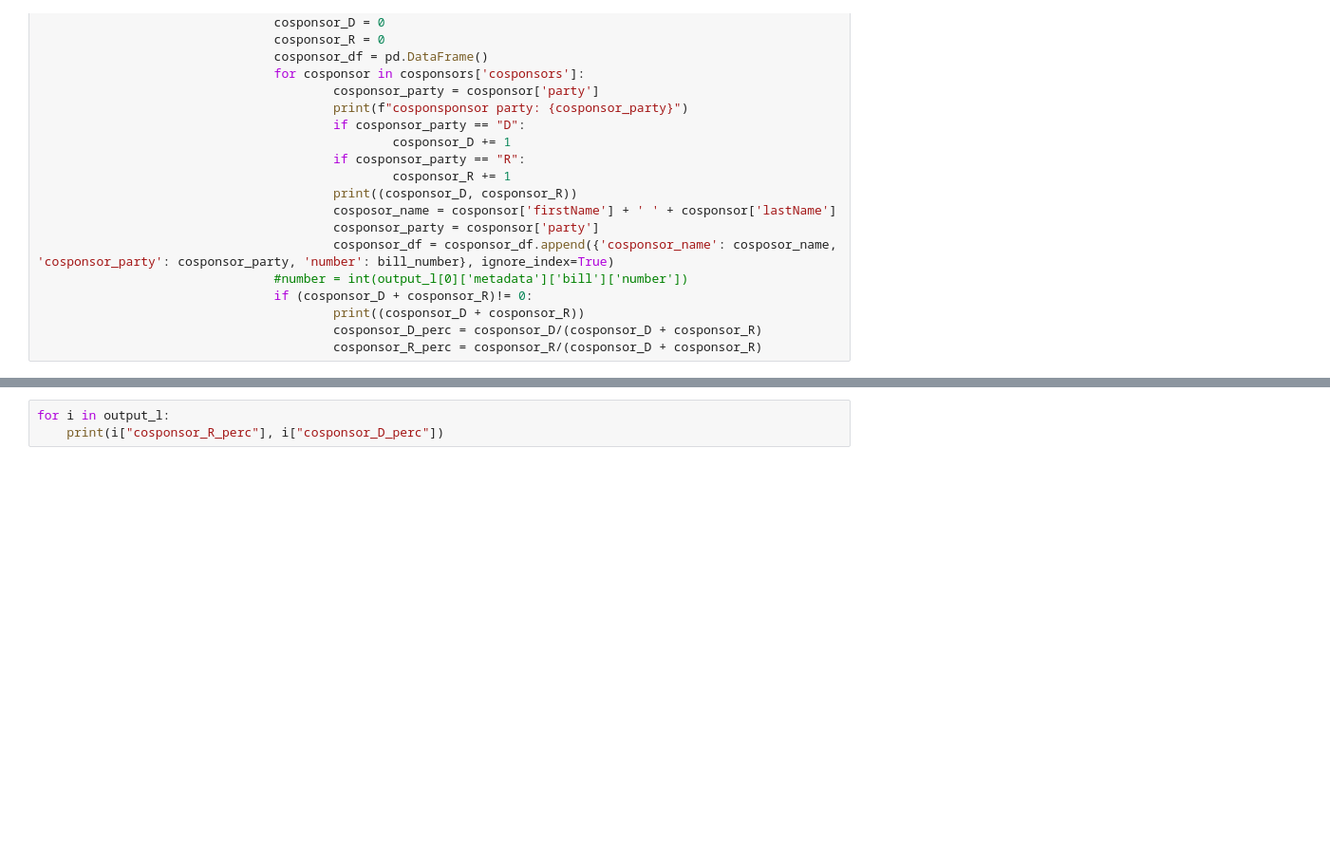
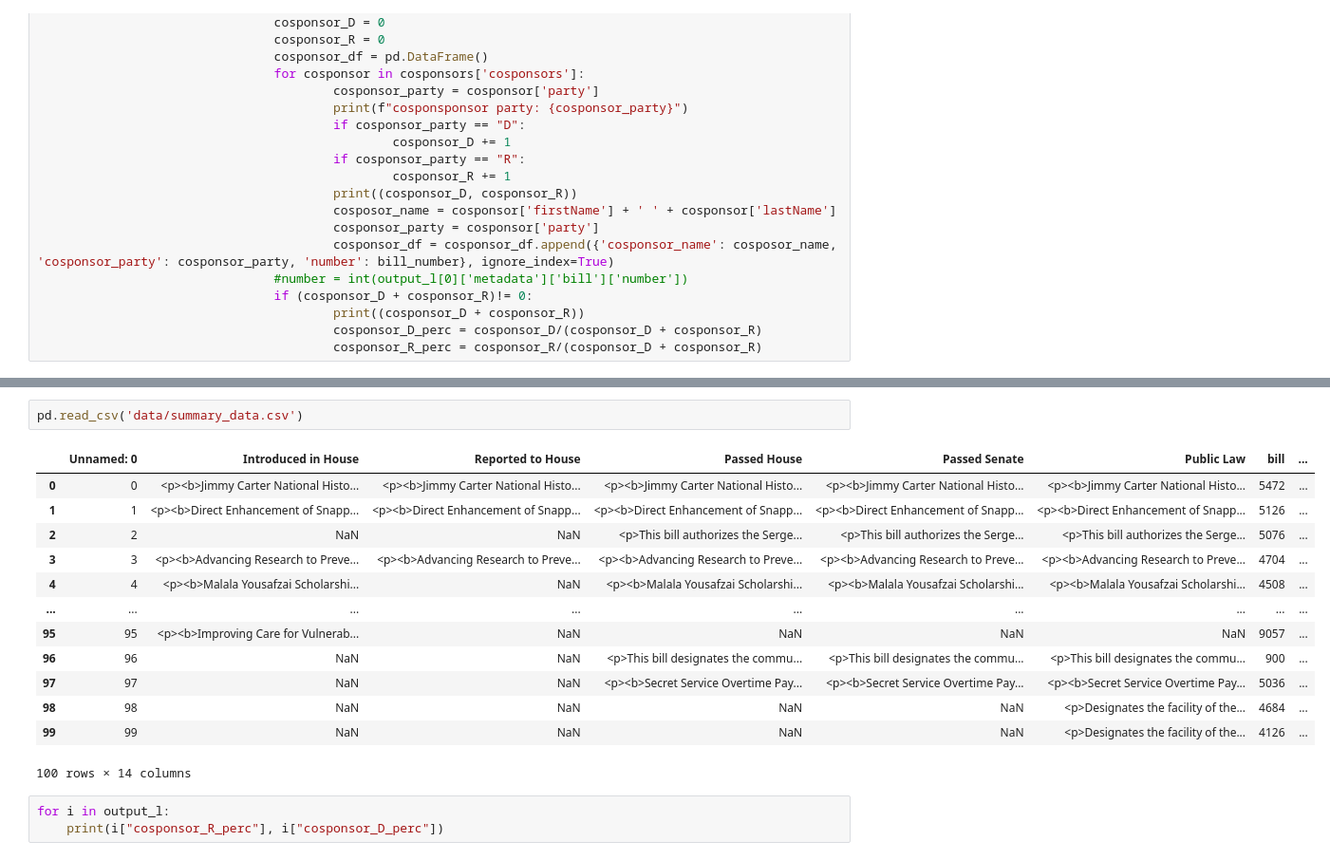
Before and after one commit to juka19/tad_assignment3, a Jupyter notebook: api_try_lor.ipynb, the cells around one changed output, grey strips where cells are left out. Shown at 95% size. Saved outputs shown, nothing was run; the diff lists cells and outputs as text; blank space fills up the shorter version.

```diff
--- a/api_try_lor.ipynb
+++ b/api_try_lor.ipynb
@@ -409,3 +326,19 @@ Summary done for df line:  181722
+# %%
+pd.read_csv('data/summary_data.csv')
+# %% [output]
+|  | Unnamed: 0 | Introduced in House | Reported to House | Passed House | Passed Senate | Public Law | bill | ... |
+| 0 | 0 | <p><b>Jimmy Carter National Histo... | <p><b>Jimmy Carter National Histo... | <p><b>Jimmy Carter National Histo... | <p><b>Jimmy Carter National Histo... | <p><b>Jimmy Carter National Histo... | 5472 | ... |
+| 1 | 1 | <p><b>Direct Enhancement of Snapp... | <p><b>Direct Enhancement of Snapp... | <p><b>Direct Enhancement of Snapp... | <p><b>Direct Enhancement of Snapp... | <p><b>Direct Enhancement of Snapp... | 5126 | ... |
+| 2 | 2 | NaN | NaN | <p>This bill authorizes the Serge... | <p>This bill authorizes the Serge... | <p>This bill authorizes the Serge... | 5076 | ... |
+| 3 | 3 | <p><b>Advancing Research to Preve... | <p><b>Advancing Research to Preve... | <p><b>Advancing Research to Preve... | <p><b>Advancing Research to Preve... | <p><b>Advancing Research to Preve... | 4704 | ... |
+| 4 | 4 | <p><b>Malala Yousafzai Scholarshi... | NaN | <p><b>Malala Yousafzai Scholarshi... | <p><b>Malala Yousafzai Scholarshi... | <p><b>Malala Yousafzai Scholarshi... | 4508 | ... |
+| ... | ... | ... | ... | ... | ... | ... | ... | ... |
+| 95 | 95 | <p><b>Improving Care for Vulnerab... | NaN | NaN | NaN | NaN | 9057 | ... |
+| 96 | 96 | NaN | NaN | <p>This bill designates the commu... | <p>This bill designates the commu... | <p>This bill designates the commu... | 900 | ... |
+| 97 | 97 | NaN | NaN | <p><b>Secret Service Overtime Pay... | <p><b>Secret Service Overtime Pay... | <p><b>Secret Service Overtime Pay... | 5036 | ... |
+| 98 | 98 | NaN | NaN | NaN | NaN | <p>Designates the facility of the... | 4684 | ... |
+| 99 | 99 | NaN | NaN | NaN | NaN | <p>Designates the facility of the... | 4126 | ... |
+100 rows × 14 columns
 # %%
 for i in output_l:
     print(i["cosponsor_R_perc"], i["cosponsor_D_perc"])
```
Also changed, not shown: parts of 7 cells of this notebook, 1 other file.
